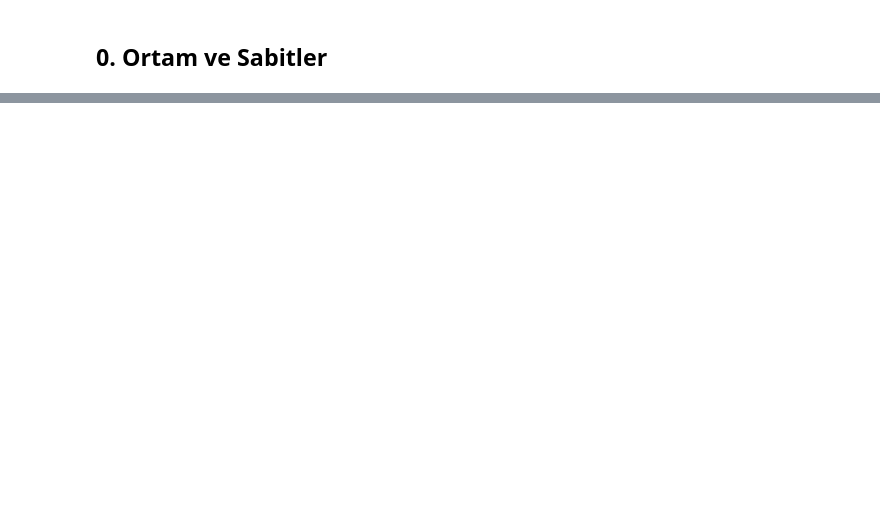
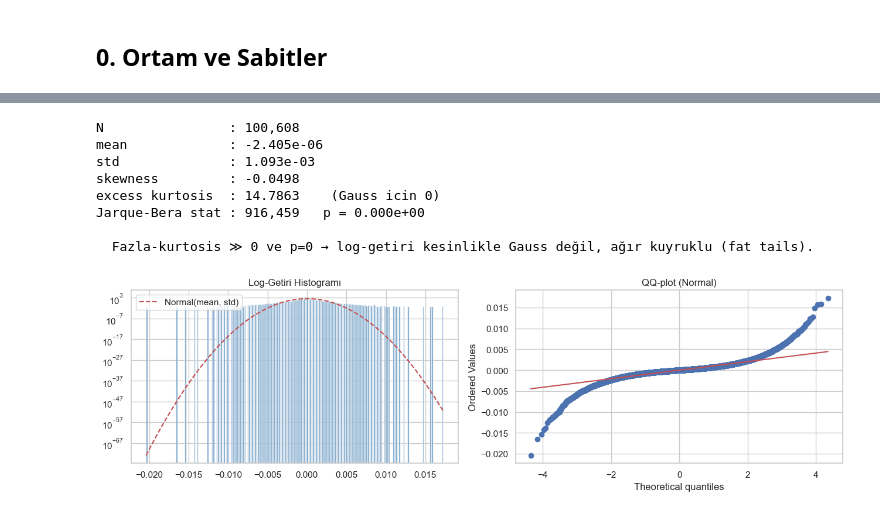
Before and after one commit to somethinkwronghere/yapay-zeka-donem-projesi, a Jupyter notebook: notebooks/01_eda.ipynb, the cells around one changed output, grey strips where cells are left out. Saved outputs shown, nothing was run; the diff lists cells and outputs as text; code cells hidden in the pictures; blank space fills up the shorter version.

```diff
--- a/notebooks/01_eda.ipynb
+++ b/notebooks/01_eda.ipynb
@@ -123,0 +237,35 @@ Bu bölüm, notebook'un son hâlinde **doldurulacak** özet raporudur:
+# %%
+r = df['log_ret'].dropna()
+print(f'N                : {len(r):,}')
+print(f'mean             : {r.mean():.3e}')
+print(f'std              : {r.std():.3e}')
+print(f'skewness         : {r.skew():.4f}')
+print(f'excess kurtosis  : {r.kurt():.4f}    (Gauss icin 0)')
+jb = stats.jarque_bera(r)
+print(f'Jarque-Bera stat : {jb.statistic:,.0f}   p = {jb.pvalue:.3e}')
+print('\n  Fazla-kurtosis ≫ 0 ve p=0 → log-getiri kesinlikle Gauss değil, ağır kuyruklu (fat tails).')
+
+fig, axes = plt.subplots(1, 2, figsize=(13, 4))
+axes[0].hist(r, bins=200, density=True, alpha=0.7, color='steelblue')
+x = np.linspace(r.min(), r.max(), 400)
+axes[0].plot(x, stats.norm.pdf(x, r.mean(), r.std()), 'r--', label='Normal(mean, std)')
+axes[0].set_title('Log-Getiri Histogramı')
+axes[0].set_yscale('log')
+axes[0].legend()
+
+stats.probplot(r, dist='norm', plot=axes[1])
+axes[1].set_title('QQ-plot (Normal)')
+
+plt.tight_layout()
+plt.savefig(FIG_DIR / 'eda_logret_dist.png', dpi=120, bbox_inches='tight')
+plt.show()
+# %% [output]
+N                : 100,608
+mean             : -2.405e-06
+std              : 1.093e-03
+skewness         : -0.0498
+excess kurtosis  : 14.7863    (Gauss icin 0)
+Jarque-Bera stat : 916,459   p = 0.000e+00
+
+  Fazla-kurtosis ≫ 0 ve p=0 → log-getiri kesinlikle Gauss değil, ağır kuyruklu (fat tails).
+[figure, added]
```
Also changed, not shown: parts of 33 cells of this notebook, 7 other files.
